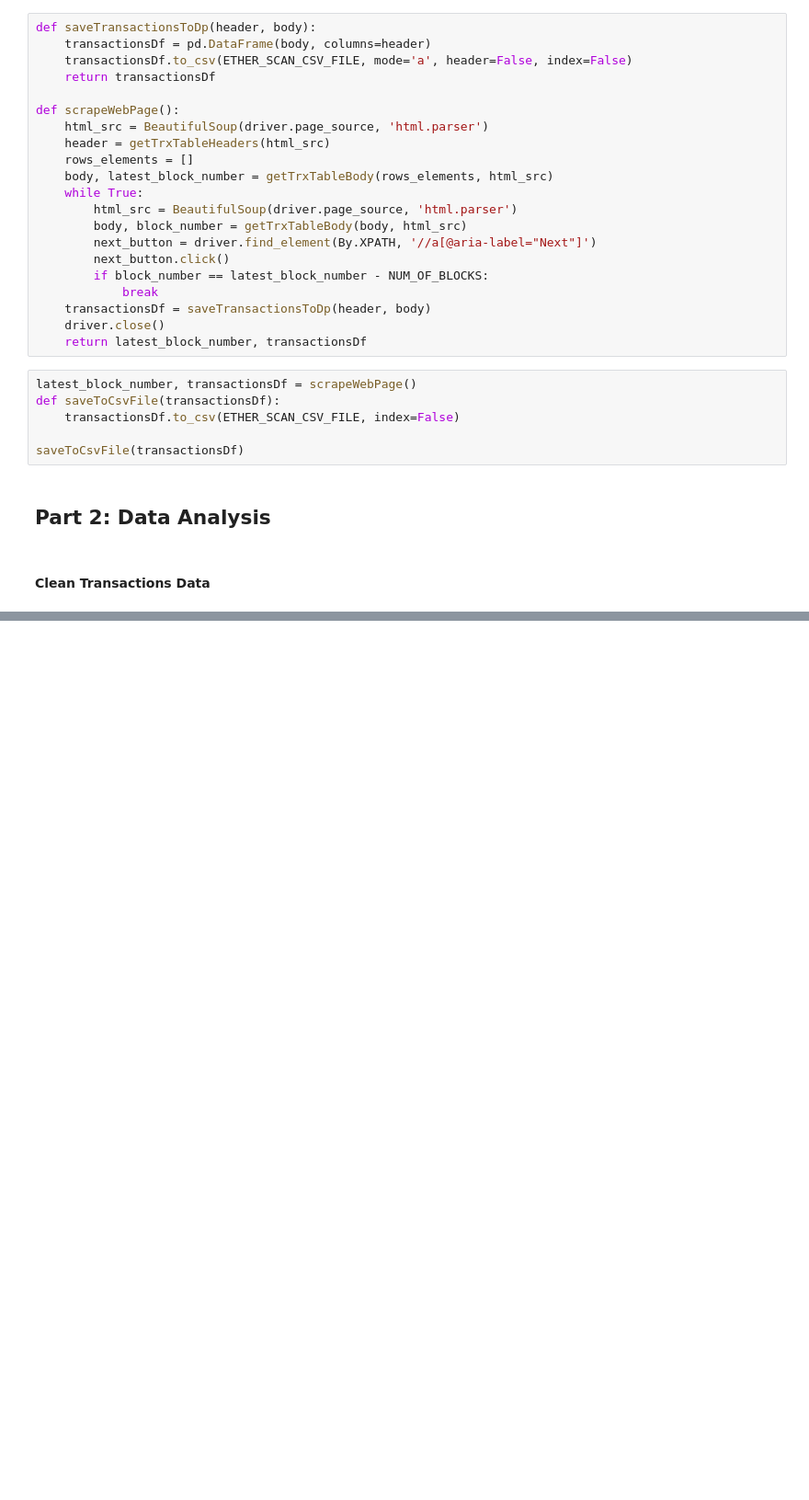
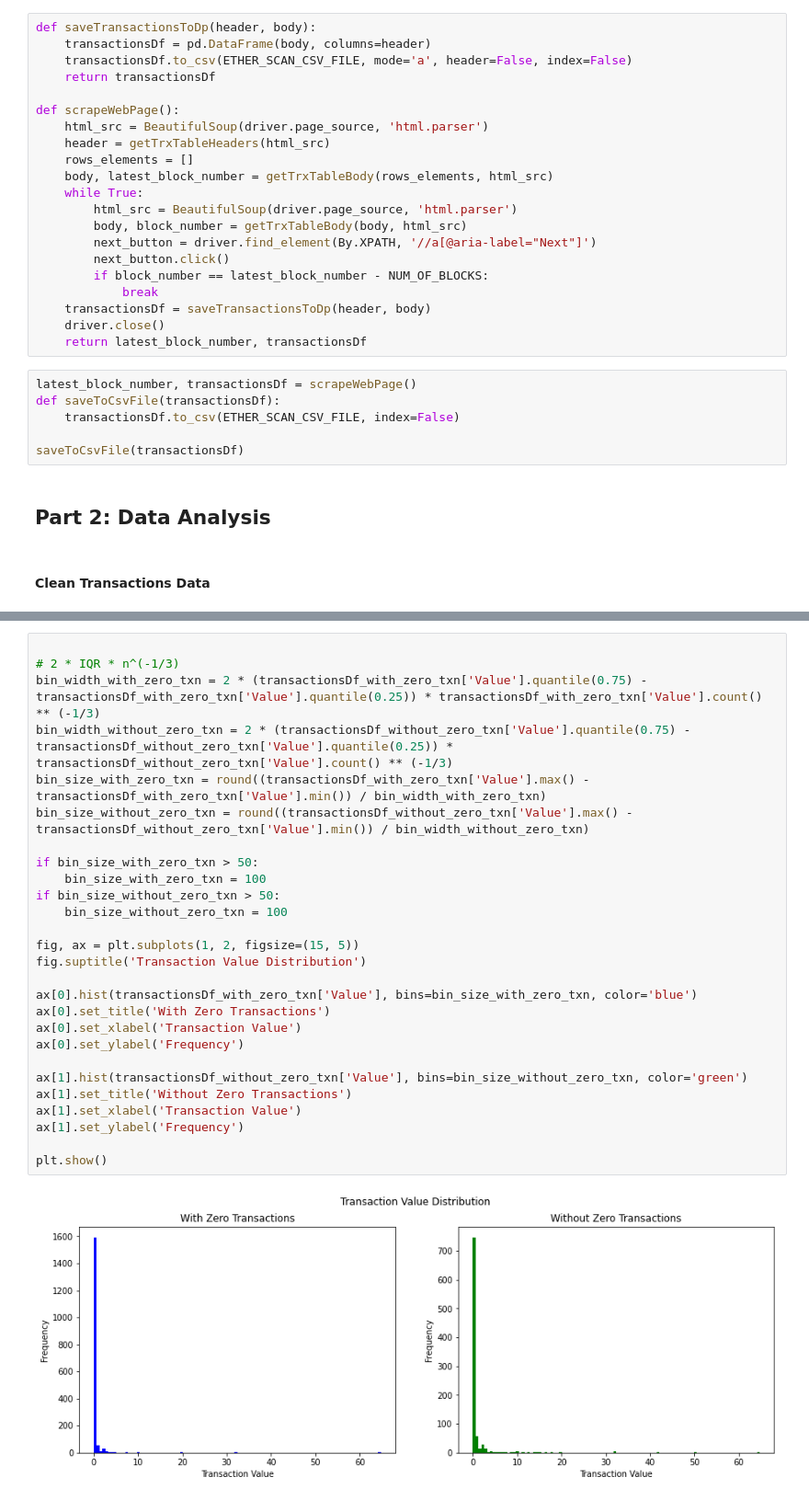
Before and after one commit to avamirm/Web-Scraping, a Jupyter notebook: Code&Report.ipynb, the cells around one changed output, grey strips where cells are left out. Shown: that part at 92% size. Drawn from its saved outputs; the diff is of its cells as text; blank space fills up the shorter version.

```diff
--- a/Code&Report.ipynb
+++ b/Code&Report.ipynb
@@ -119,0 +268,29 @@ saveToCsvFile(transactionsDf)
+# %%
+
+# 2 * IQR * n^(-1/3)
+bin_width_with_zero_txn = 2 * (transactionsDf_with_zero_txn['Value'].quantile(0.75) - transactionsDf_with_zero_txn['Value'].quantile(0.25)) * transactionsDf_with_zero_txn['Value'].count() ** (-1/3)
+bin_width_without_zero_txn = 2 * (transactionsDf_without_zero_txn['Value'].quantile(0.75) - transactionsDf_without_zero_txn['Value'].quantile(0.25)) * transactionsDf_without_zero_txn['Value'].count() ** (-1/3)
+bin_size_with_zero_txn = round((transactionsDf_with_zero_txn['Value'].max() - transactionsDf_with_zero_txn['Value'].min()) / bin_width_with_zero_txn)
+bin_size_without_zero_txn = round((transactionsDf_without_zero_txn['Value'].max() - transactionsDf_without_zero_txn['Value'].min()) / bin_width_without_zero_txn)
+
+if bin_size_with_zero_txn > 50:
+    bin_size_with_zero_txn = 100
+if bin_size_without_zero_txn > 50:
+    bin_size_without_zero_txn = 100
+
+fig, ax = plt.subplots(1, 2, figsize=(15, 5))
+fig.suptitle('Transaction Value Distribution')
+
+ax[0].hist(transactionsDf_with_zero_txn['Value'], bins=bin_size_with_zero_txn, color='blue')
+ax[0].set_title('With Zero Transactions')
+ax[0].set_xlabel('Transaction Value')
+ax[0].set_ylabel('Frequency')
+
+ax[1].hist(transactionsDf_without_zero_txn['Value'], bins=bin_size_without_zero_txn, color='green')
+ax[1].set_title('Without Zero Transactions')
+ax[1].set_xlabel('Transaction Value')
+ax[1].set_ylabel('Frequency')
+
+plt.show()
+# %% [output]
+[figure, added]
```
Also changed, not shown: parts of 13 cells of this notebook.
